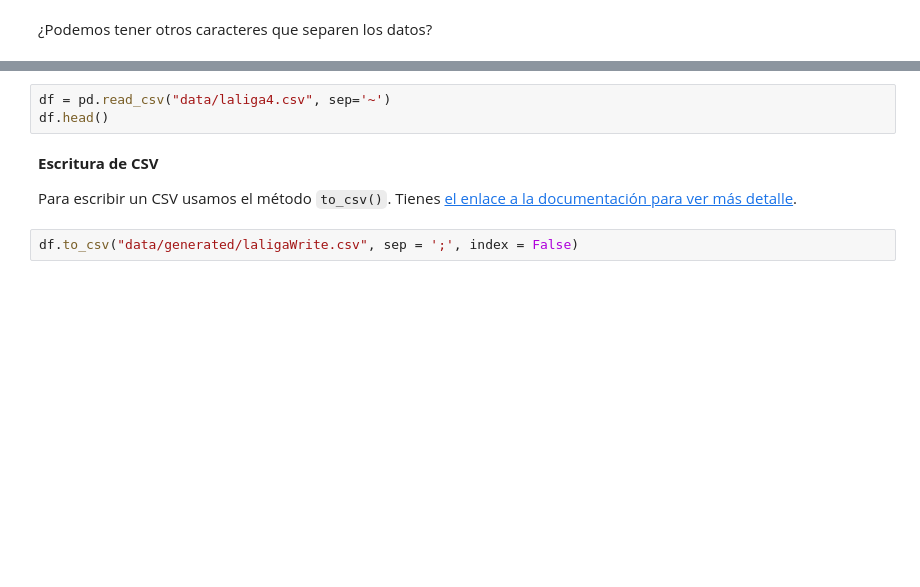
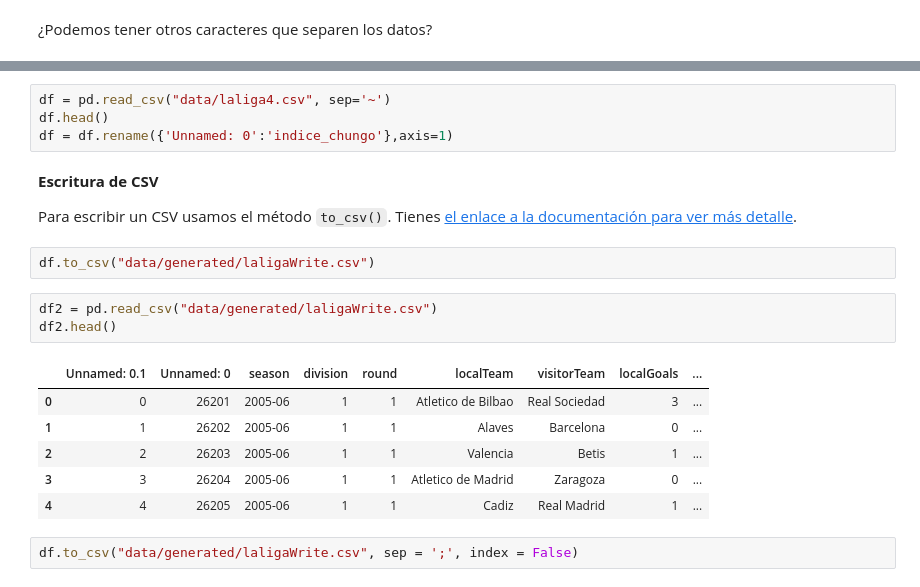
Before and after one commit to isotomor/DSPT_TBS_SVL_0922, a Jupyter notebook: 2-Data Analytics/5-Sources/1-Archivos/Teoría/0-Lectura Escritura.ipynb, the cells around one changed output, grey strips where cells are left out. Saved outputs shown, nothing was run; the diff lists cells and outputs as text; blank space fills up the shorter version.

```diff
--- a/2-Data Analytics/5-Sources/1-Archivos/Teoría/0-Lectura Escritura.ipynb
+++ b/2-Data Analytics/5-Sources/1-Archivos/Teoría/0-Lectura Escritura.ipynb
@@ -321,10 +387,23 @@ df.head()
 # %%
 df = pd.read_csv("data/laliga4.csv", sep='~')
 df.head()
+df = df.rename({'Unnamed: 0':'indice_chungo'},axis=1)
 # %% [markdown]
 **Escritura de CSV**
 
 Para escribir un CSV usamos el método `to_csv()`. Tienes [el enlace a la documentación para ver más detalle](https://pandas.pydata.org/pandas-docs/stable/reference/api/pandas.DataFrame.to_csv.html).
+# %%
+df.to_csv("data/generated/laligaWrite.csv")
+# %%
+df2 = pd.read_csv("data/generated/laligaWrite.csv")
+df2.head()
+# %% [output]
+|  | Unnamed: 0.1 | Unnamed: 0 | season | division | round | localTeam | visitorTeam | localGoals | ... |
+| 0 | 0 | 26201 | 2005-06 | 1 | 1 | Atletico de Bilbao | Real Sociedad | 3 | ... |
+| 1 | 1 | 26202 | 2005-06 | 1 | 1 | Alaves | Barcelona | 0 | ... |
+| 2 | 2 | 26203 | 2005-06 | 1 | 1 | Valencia | Betis | 1 | ... |
+| 3 | 3 | 26204 | 2005-06 | 1 | 1 | Atletico de Madrid | Zaragoza | 0 | ... |
+| 4 | 4 | 26205 | 2005-06 | 1 | 1 | Cadiz | Real Madrid | 1 | ... |
 # %%
 df.to_csv("data/generated/laligaWrite.csv", sep = ';', index = False)
 # %% [markdown]
```
Also changed, not shown: parts of 51 cells of this notebook.
